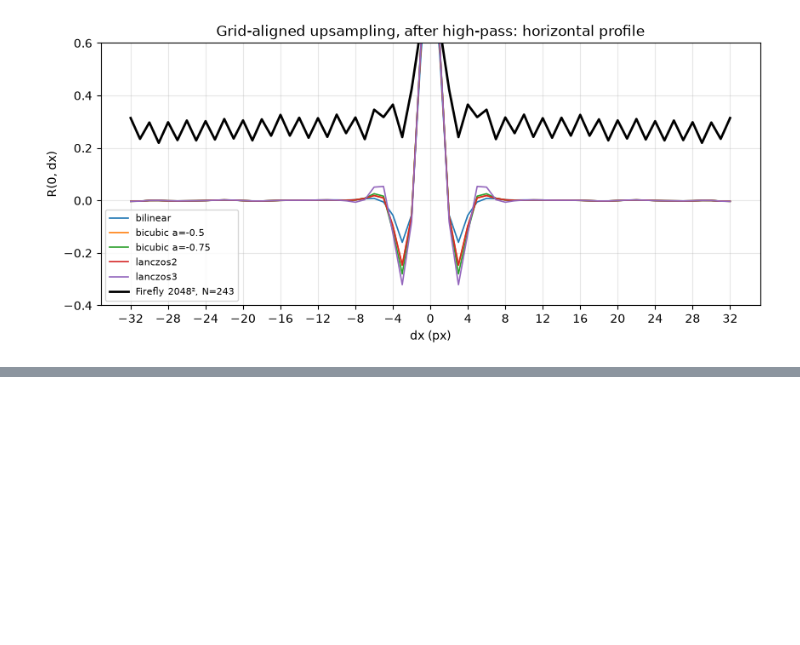
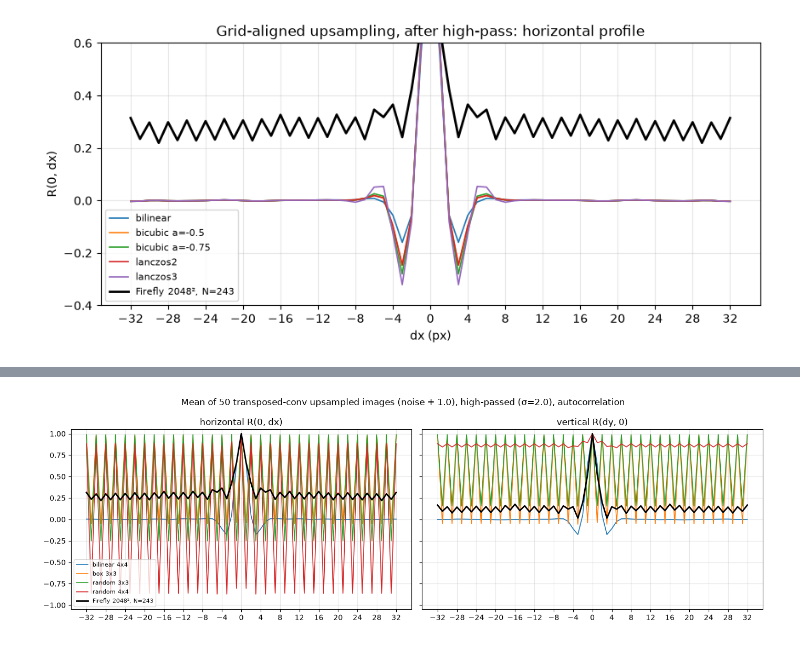
Before and after one commit to hfstrag/watermark-detection, a Jupyter notebook: notebooks/02_upsampling_simulation.ipynb, the cells around one changed output, grey strips where cells are left out. Cells and saved outputs as stored; diff of their text form; code cells hidden in the pictures; blank space fills up the shorter version.

```diff
--- a/notebooks/02_upsampling_simulation.ipynb
+++ b/notebooks/02_upsampling_simulation.ipynb
@@ -365,0 +600,26 @@ lanczos3         variance by phase:  0.7665 0.5511 | 0.5529 0.3840   ratio max/m
+# %%
+N_IMG, MU = 50, 1.0
+mean_tc = {name: 0 for name in TCONV_KERNELS}
+for _ in range(N_IMG):
+    z = MU + rng.standard_normal((N_LOW, N_LOW))
+    for name, K in TCONV_KERNELS.items():
+        mean_tc[name] = mean_tc[name] + transposed_conv(z, K) / N_IMG
+
+acf_tc = {name: crop_center(autocorrelation(highpass(m)), LAG) for name, m in mean_tc.items()}
+fig, axes = plt.subplots(1, 2, figsize=(14, 4.5), sharey=True)
+for ax, (title, prof) in zip(axes, [("horizontal R(0, dx)", lambda r: r[LAG, :]),
+                                    ("vertical R(dy, 0)", lambda r: r[:, LAG])]):
+    for name, r in acf_tc.items():
+        ax.plot(lags, prof(r), lw=1.2, label=name)
+    if acf_ff is not None:
+        ax.plot(lags, prof(acf_ff), lw=2, color="black", label="Firefly 2048², N=243")
+    ax.set_title(title)
+    ax.set_xticks(np.arange(-LAG, LAG + 1, 4))
+    ax.set_ylim(-1.05, 1.05)
+    ax.grid(alpha=0.3)
+axes[0].legend(fontsize=8)
+fig.suptitle(f"Mean of {N_IMG} transposed-conv upsampled images (noise + {MU}), "
+             f"high-passed (σ={SIGMA}), autocorrelation")
+fig.tight_layout()
+# %% [output]
+[figure, added]
```
Also changed, not shown: parts of 22 cells of this notebook, 1 other file.
